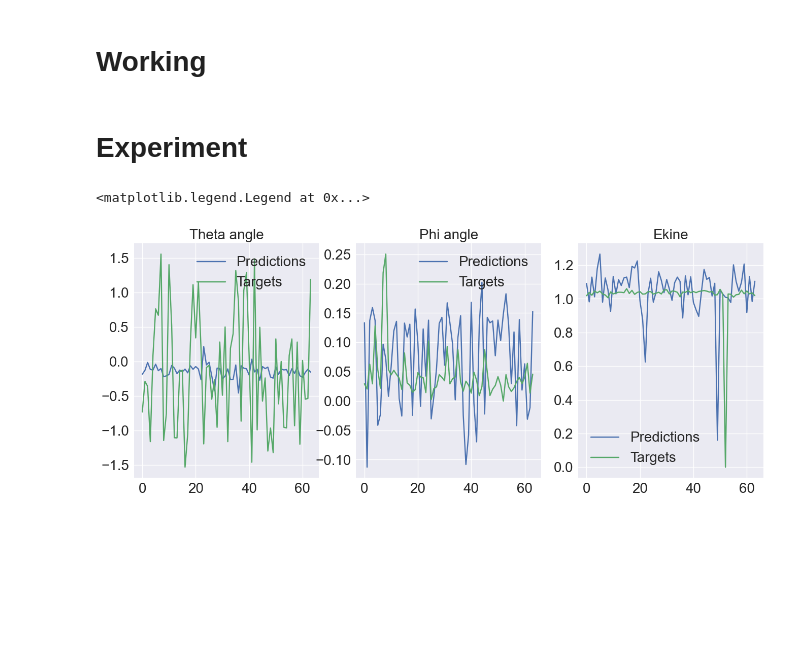
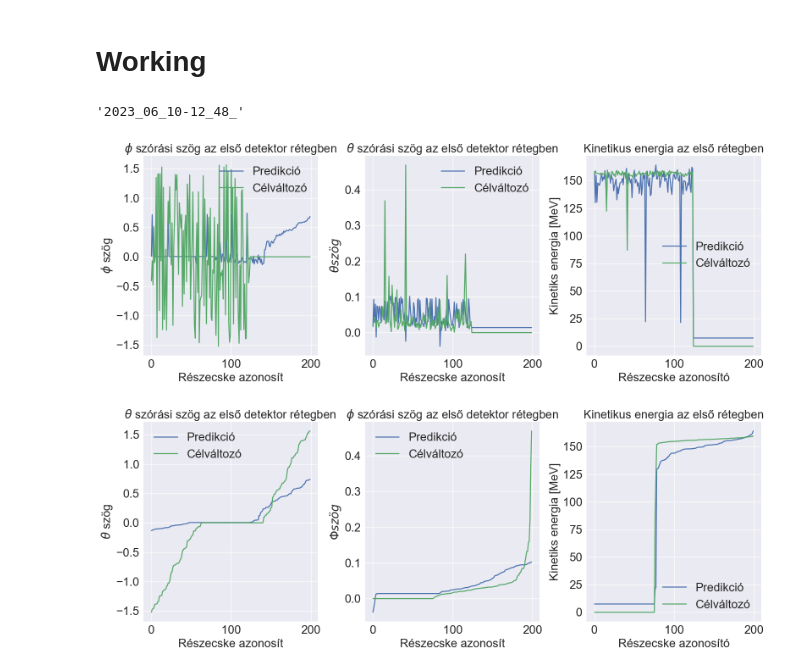
Before and after one commit to Dudgit/TF_Transformer, a Jupyter notebook: eda.ipynb, the cells around one changed output. Saved outputs shown, nothing was run; the diff lists cells and outputs as text; code cells hidden in the pictures; blank space fills up the shorter version.

```diff
--- a/eda.ipynb
+++ b/eda.ipynb
@@ -36,2 +28,0 @@ model = PCT_Transformer()
-# %% [markdown]
-# Experiment
@@ -46,34 +41,75 @@ val_loss = np.load(f"losses/{trainDate}valloss.npy")
+# %%
+trainDate
+# %% [output]
+'2023_06_10-12_48_'
 # %%
-epochindex = -1
+epochindex = -3
 layid = -1
 
-y1 = targets[epochindex,:,-layid,0].reshape(-1)
-x1 = predictions[epochindex,layid,:,0].reshape(-1)
+y1 = targets[epochindex,:,0,0].reshape(-1)
+x1 = predictions[epochindex,0,:,0].reshape(-1)
 
-y2 = targets[epochindex,:,-layid,1].reshape(-1)
+y2 = targets[epochindex,:,0,1].reshape(-1)
 x2 = predictions[epochindex,layid,:,1].reshape(-1)
 
-y3 = targets[epochindex,:,-layid+1,2].reshape(-1)
-x3 = predictions[epochindex,layid-1,:,2].reshape(-1)
+y3 = targets[epochindex,:,0,2].reshape(-1)
+x3 = predictions[epochindex,layid,:,2].reshape(-1)
 
 plt.figure(figsize=(16,6))
 plt.subplot(1,3,1)
-plt.title("Theta angle")
-plt.plot(x1,label="Predictions")
-plt.plot(y1,label="Targets")
+
+plt.title(r"$\phi$ szórási szög az első detektor rétegben ")
+plt.xlabel("Részecske azonosít")
+plt.ylabel(r"$\phi$ szög")
+plt.plot(x1,label="Predikció")
+plt.plot(y1,label="Célváltozó")
 plt.legend()
 
 plt.subplot(1,3,2)
-plt.title("Phi angle")
-plt.plot(x2,label="Predictions")
-plt.plot(y2,label="Targets")
+plt.title(r"$\theta$ szórási szög az első detektor rétegben")
+plt.xlabel("Részecske azonosít")
+plt.ylabel(r"$\theta szög$")
+plt.plot(x2,label="Predikció")
+plt.plot(y2,label="Célváltozó")
 plt.legend()
 
 plt.subplot(1,3,3)
-plt.title("Ekine")
-plt.plot(x3,label="Predictions")
-plt.plot(y3,label="Targets")
+plt.title(r"Kinetikus energia az első rétegben")
+plt.xlabel("Részecske azonosító")
+plt.ylabel("Kinetiks energia [MeV]")
+plt.plot(x3*150,label="Predikció")
+plt.plot(y3*150,label="Célváltozó")
 plt.legend()
+plt.tight_layout()
 # %% [output]
-<matplotlib.legend.Legend at 0x...>
-[figure, old version]
+[figure, new version]
+# %%
+
+plt.figure(figsize=(16,6))
+plt.subplot(1,3,1)
+
+plt.title(r"$\theta$ szórási szög az első detektor rétegben ")
+plt.xlabel("Részecske azonosít")
+plt.ylabel(r"$\theta$ szög")
+plt.plot(np.sort(x1),label="Predikció")
+plt.plot(np.sort(y1),label="Célváltozó")
+plt.legend()
+
+plt.subplot(1,3,2)
+plt.title(r"$\phi$ szórási szög az első detektor rétegben")
+plt.xlabel("Részecske azonosít")
+plt.ylabel(r"$\Phi szög$")
+plt.plot(np.sort(x2),label="Predikció")
+plt.plot(np.sort(y2),label="Célváltozó")
+plt.legend()
+
+plt.subplot(1,3,3)
+plt.title(r"Kinetikus energia az első rétegben")
+plt.xlabel("Részecske azonosító")
+plt.ylabel("Kinetiks energia [MeV]")
+plt.plot(np.sort(x3)*150,label="Predikció")
+plt.plot(np.sort(y3)*150,label="Célváltozó")
+plt.legend()
+plt.tight_layout()
+# %% [output]
+[figure, added]
```
Also changed, not shown: parts of 11 cells of this notebook.
